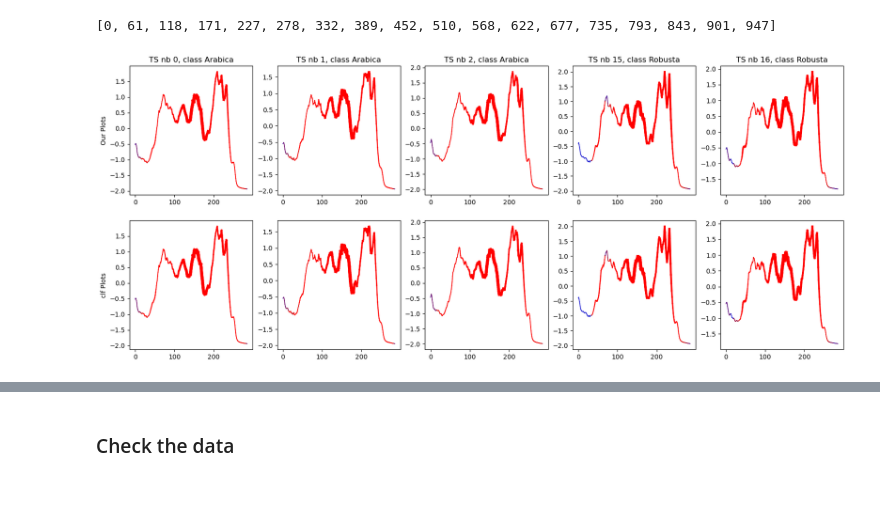
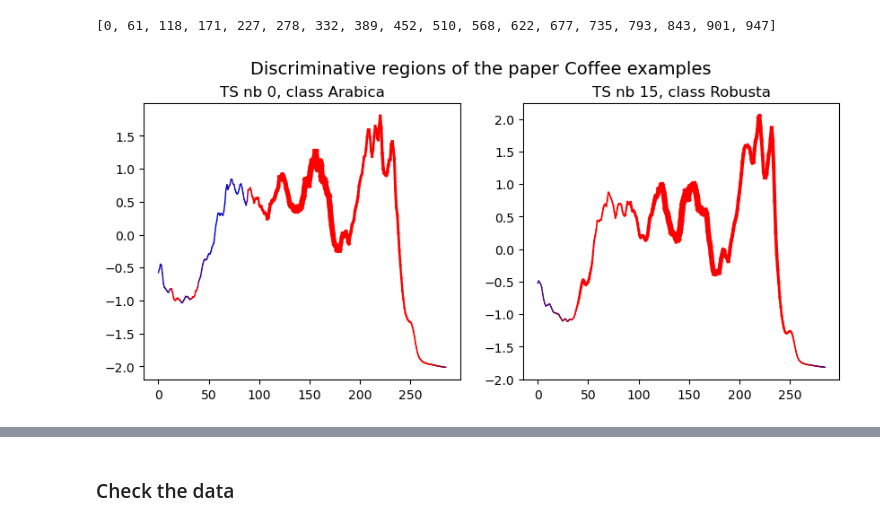
Before and after one commit to StanislasDOZIAS/MR-SEQL, a Jupyter notebook: notebooks/final_notebook.ipynb, the cells around one changed output, grey strips where cells are left out. Drawn from its saved outputs; the diff is of its cells as text; code cells hidden in the pictures; blank space fills up the shorter version.

```diff
--- a/notebooks/final_notebook.ipynb
+++ b/notebooks/final_notebook.ipynb
@@ -452,15 +487,16 @@ def get_paper_weighted_ts(timeseries, label):
 # %% [markdown]
 Here we have a problem, even when following the c++ code to reimplement it in Python, we still have minor changes in the results
 # %%
-fig, ax = plt.subplots(1,5, figsize = (20,4))
+fig, ax = plt.subplots(1,5, figsize = (20,4), sharey=True)
 for num_data in range(5):
     timeseries = X_train["dim_0"][num_data].to_numpy()
     label = label_dict[y_train[num_data]]
-    weighted_ts = get_weighted_ts(timeseries, label)
-    paper_weighted_ts = get_paper_weighted_ts(timeseries, label)
+    weighted_ts = get_weighted_ts(timeseries)
+    paper_weighted_ts = get_paper_weighted_ts(timeseries)
     ax[num_data].plot(weighted_ts, label="Our width")
     ax[num_data].plot(paper_weighted_ts, label="clf width")
     ax[num_data].set_title(f'TS nb {num_data}, class {class_dict[y_train[num_data]]}')
 ax[0].legend()
+plt.suptitle('Different weighted_ts with both our method and the clf one', fontsize=14, y=1)
 plt.show()
 # %% [output]
@@ -472,14 +508,15 @@ fig, ax = plt.subplots(2,5, figsize = (20,8))
 for num_data in range(5):
     timeseries = X_train["dim_0"][num_data].to_numpy()
     label = label_dict[y_train[num_data]]
-    weighted_ts = get_weighted_ts(timeseries, label)
-    paper_weighted_ts = get_paper_weighted_ts(timeseries, label)
+    weighted_ts = get_weighted_ts(timeseries)
+    paper_weighted_ts = get_paper_weighted_ts(timeseries)
 
-    plot_thickness(timeseries, np.maximum(weighted_ts, 0), ax=ax[0][num_data])
-    plot_thickness(timeseries, np.maximum(paper_weighted_ts, 0), ax=ax[1][num_data])
+    plot_thickness(timeseries, weighted_ts, label,  ax=ax[0][num_data])
+    plot_thickness(timeseries, paper_weighted_ts, label, ax=ax[1][num_data])
     ax[0][num_data].set_title(f'TS nb {num_data}, class {class_dict[y_train[num_data]]}')
 
 ax[0][0].set_ylabel("Our Plots")
 ax[1][0].set_ylabel("clf Plots")
+plt.suptitle('Different discriminative regions with our method and the clf one.\nThe highligthed class is the true one of each element', fontsize=14, y=1)
 plt.show()
 # %% [output]
@@ -493,14 +530,15 @@ fig, ax = plt.subplots(2,2, figsize = (10,8))
 for num_plot, num_data in enumerate([0,5]):
     timeseries = X_test["dim_0"][num_data].to_numpy()
     label = label_dict[y_test[num_data]]
-    weighted_ts = get_weighted_ts(timeseries, label)
-    paper_weighted_ts = get_paper_weighted_ts(timeseries, label)
+    weighted_ts = get_weighted_ts(timeseries)
+    paper_weighted_ts = get_paper_weighted_ts(timeseries)
 
-    plot_thickness(timeseries, np.maximum(weighted_ts, 0), ax=ax[0][num_plot])
-    plot_thickness(timeseries, np.maximum(paper_weighted_ts, 0), ax=ax[1][num_plot])
+    plot_thickness(timeseries, weighted_ts, label, ax=ax[0][num_plot])
+    plot_thickness(timeseries, paper_weighted_ts, label, ax=ax[1][num_plot])
     ax[0][num_plot].set_title(f'TS nb {num_data}, class {class_dict[y_train[num_data]]}')
 
 ax[0][0].set_ylabel("Our Plots")
 ax[1][0].set_ylabel("clf Plots")
+plt.suptitle(f'Discriminative regions of the paper {dataset_name} examples', fontsize=14, y=1)
 plt.show()
 # %% [output]
@@ -570,19 +602,15 @@ print(thresholds)
 # %% [output]
 [0, 61, 118, 171, 227, 278, 332, 389, 452, 510, 568, 622, 677, 735, 793, 843, 901, 947]
 # %%
-fig, ax = plt.subplots(2,5, figsize = (20,8))
-for num_plot, num_data in enumerate([0,1,2,15,16]):
-    timeseries = X_train["dim_0"][num_data].to_numpy()
-    label = label_dict[y_train[num_data]]
-    weighted_ts = get_weighted_ts(timeseries, label)
-    paper_weighted_ts = get_paper_weighted_ts(timeseries, label)
+fig, ax = plt.subplots(1,2, figsize = (10,4))
+for num_plot, num_data in enumerate([0,15]):
+    timeseries = X_test["dim_0"][num_data].to_numpy()
+    label = label_dict[y_test[num_data]]
+    weighted_ts = get_weighted_ts(timeseries)
 
-    plot_thickness(timeseries, np.maximum(weighted_ts, 0), ax=ax[0][num_plot])
-    plot_thickness(timeseries, np.maximum(paper_weighted_ts, 0), ax=ax[1][num_plot])
-    ax[0][num_plot].set_title(f'TS nb {num_data}, class {class_dict[y_train[num_data]]}')
-
-ax[0][0].set_ylabel("Our Plots")
-ax[1][0].set_ylabel("clf Plots")
+    plot_thickness(timeseries, weighted_ts, label, ax=ax[num_plot])
+    ax[num_plot].set_title(f'TS nb {num_data}, class {class_dict[y_train[num_data]]}')
+plt.suptitle(f'Discriminative regions of the paper {dataset_name} examples', fontsize=14, y=1)
 plt.show()
 # %% [output]
-[figure, old version]
+[figure, new version]
```
Also changed, not shown: parts of 68 cells of this notebook.
